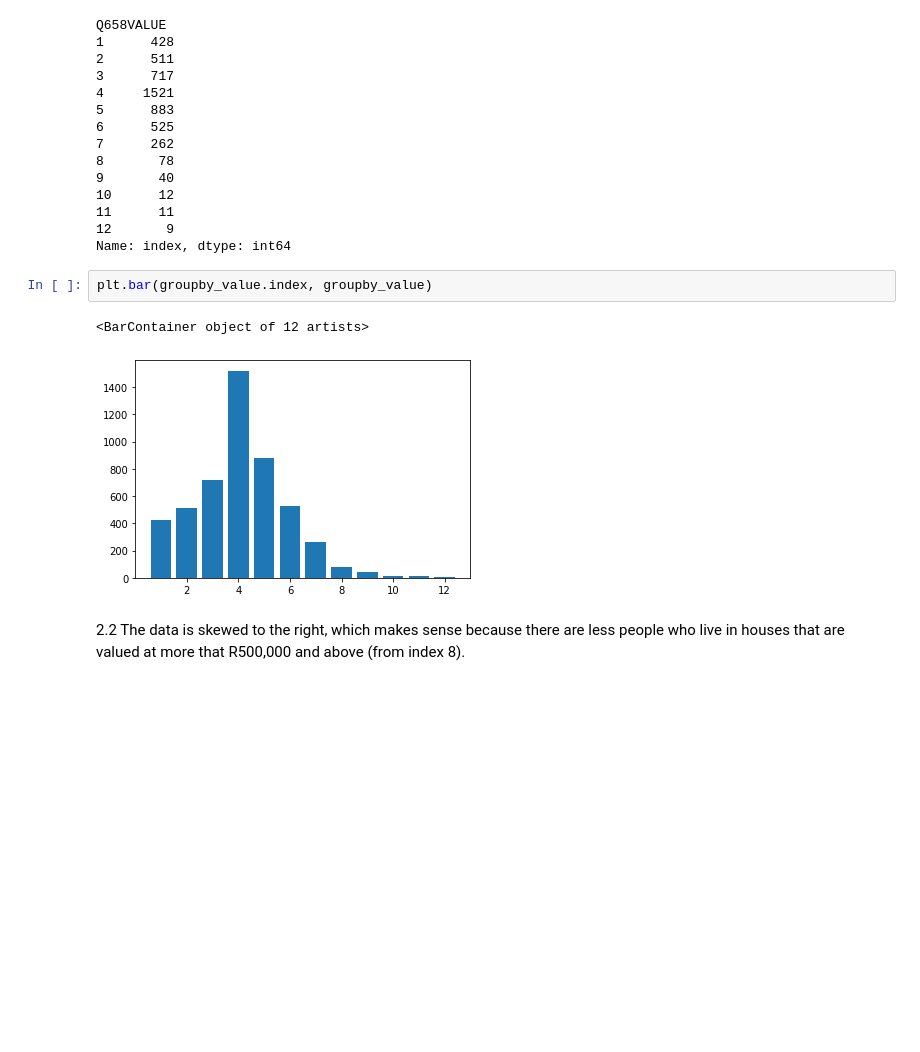
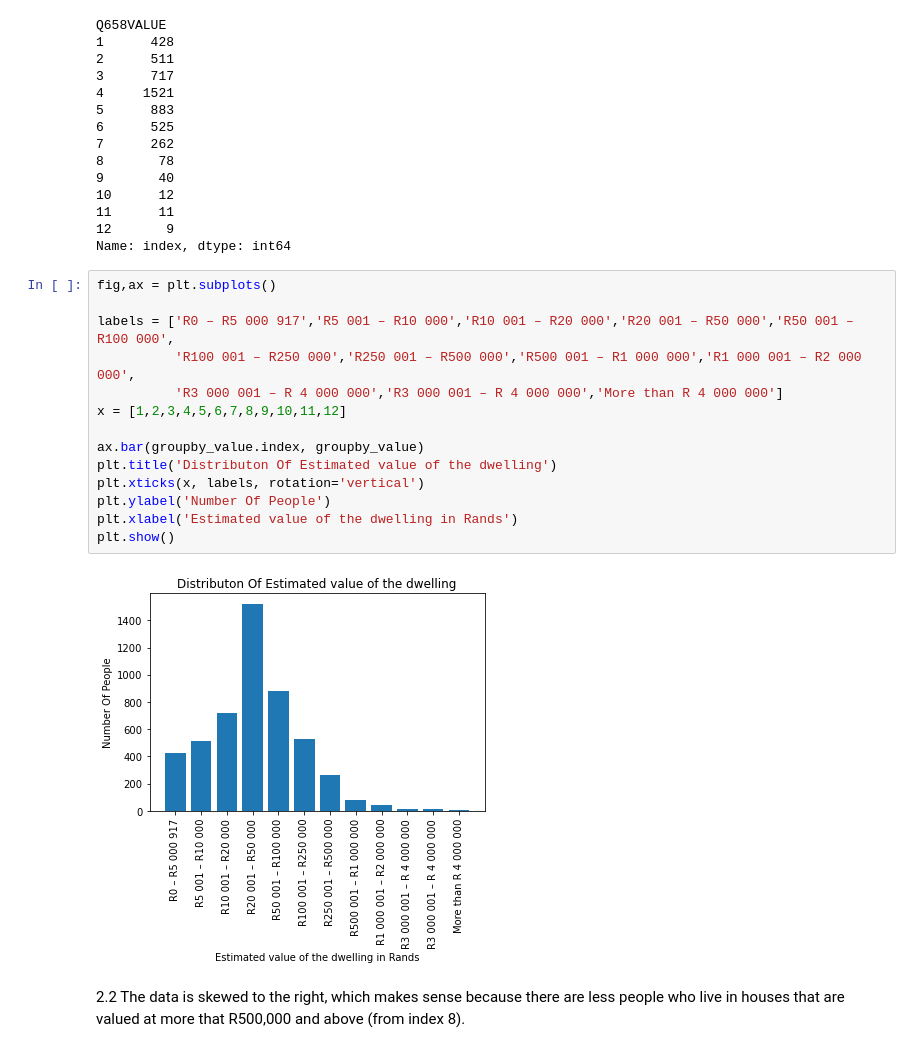
Before and after one commit to DonaldMbara/DAE-Project, a Jupyter notebook: Project1_Draft.ipynb, the cells around one changed output. Saved outputs shown, nothing was run; the diff lists cells and outputs as text; blank space fills up the shorter version.

```diff
--- a/Project1_Draft.ipynb
+++ b/Project1_Draft.ipynb
@@ -473,11 +488,22 @@ Q658VALUE
 11      11
 12       9
 Name: index, dtype: int64
-# %%
-plt.bar(groupby_value.index, groupby_value)
-# %% [output]
-<BarContainer object of 12 artists>
-[figure, removed]
+# %%
+fig,ax = plt.subplots()
+
+labels = ['R0 – R5 000 917','R5 001 – R10 000','R10 001 – R20 000','R20 001 – R50 000','R50 001 – R100 000',
+          'R100 001 – R250 000','R250 001 – R500 000','R500 001 – R1 000 000','R1 000 001 – R2 000 000',
+          'R3 000 001 – R 4 000 000','R3 000 001 – R 4 000 000','More than R 4 000 000']
+x = [1,2,3,4,5,6,7,8,9,10,11,12]
+
+ax.bar(groupby_value.index, groupby_value)
+plt.title('Distributon Of Estimated value of the dwelling')
+plt.xticks(x, labels, rotation='vertical')
+plt.ylabel('Number Of People')
+plt.xlabel('Estimated value of the dwelling in Rands')
+plt.show()
+# %% [output]
+[figure, added]
 # %% [markdown]
 2.2 The data is skewed to the right, which makes sense because there are less people who live in houses that are valued at more that R500,000 and above (from index 8).
 # %% [markdown]
```
Also changed, not shown: parts of 14 cells of this notebook.
